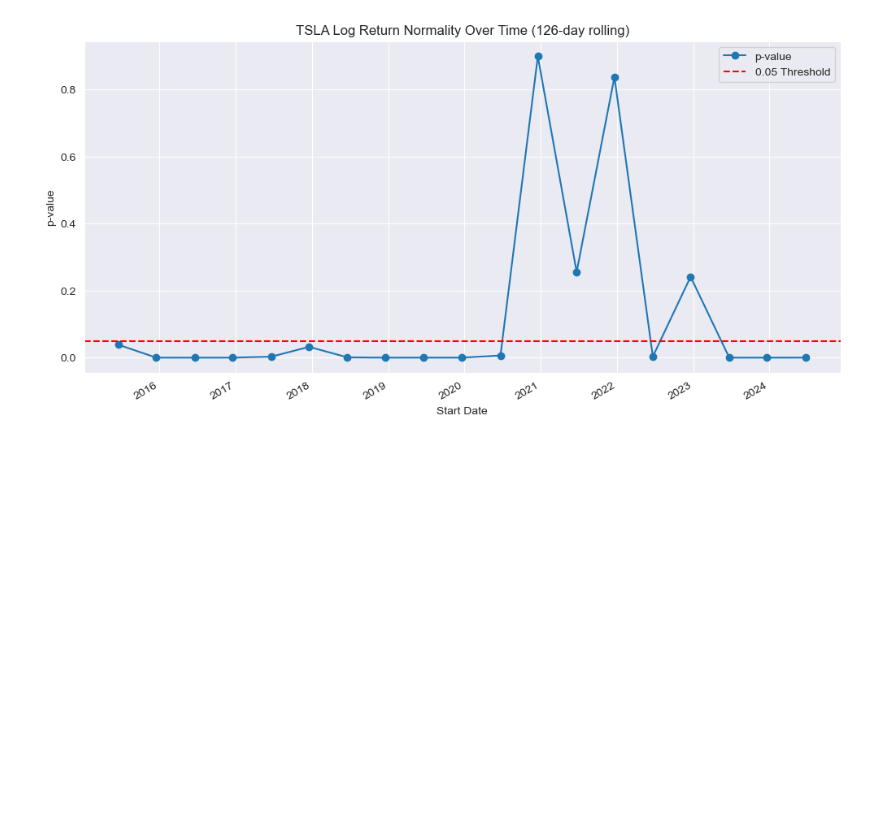
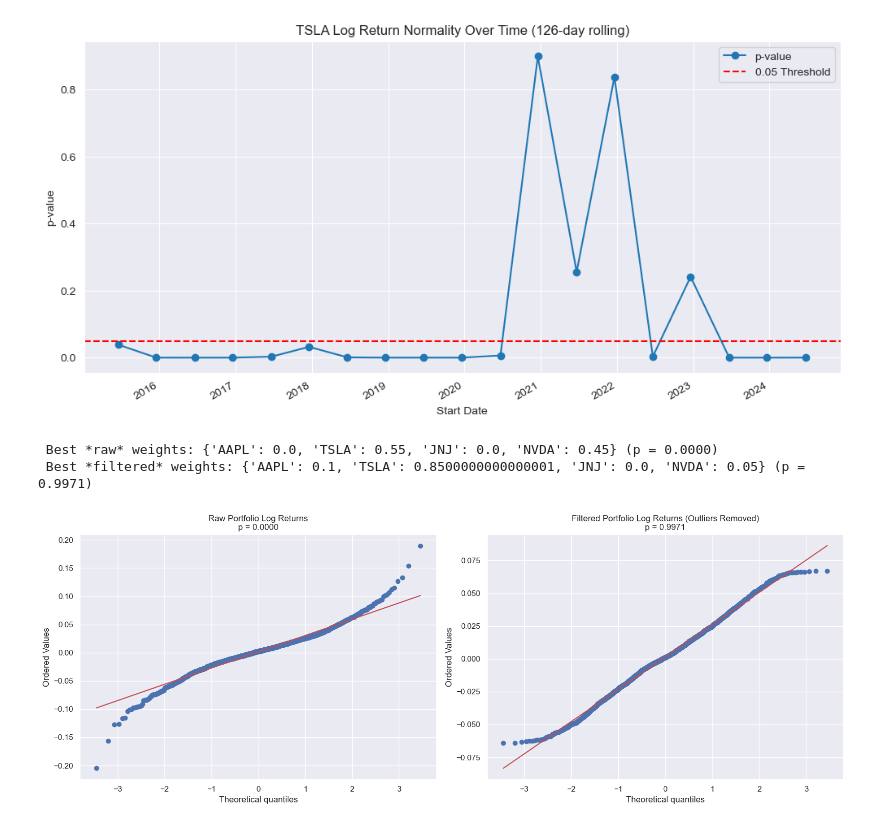
Before and after one commit to debanjan-cosmo/Quant_Finance_Erdos_Summer_2025, a Jupyter notebook: Mini_Projects/Mini Project 2.ipynb, the cells around one changed output. Cells and saved outputs as stored; diff of their text form; code cells hidden in the pictures; blank space fills up the shorter version.

```diff
--- a/Mini_Projects/Mini Project 2.ipynb
+++ b/Mini_Projects/Mini Project 2.ipynb
@@ -137,6 +151,83 @@ plt.legend()
 plt.show()
 # %% [output]
 [figure]
+# %%
+from itertools import product
+from scipy.stats import normaltest
+
+def generate_weight_combinations(n_assets, step=0.05):
+    """
+    Generate all combinations of n non-negative weights summing to 1.
+    """
+    grid = np.arange(0, 1 + step, step)
+    for combo in product(grid, repeat=n_assets):
+        if np.isclose(sum(combo), 1.0, atol=1e-4):
+            yield combo
+
+def compute_weighted_portfolio(log_return_dict, symbols, weights):
+    weighted_returns = [
+        weights[i] * log_return_dict[symbols[i]]
+        for i in range(len(symbols))
+    ]
+    return pd.concat(weighted_returns, axis=1).dropna().sum(axis=1)
+
+
+symbols = ['AAPL', 'TSLA', 'JNJ', 'NVDA']
+
+step = 0.05  # finer = slower
+
+best_p_raw = -np.inf
+best_weights_raw = None
+best_returns_raw = None
+
+best_p_filtered = -np.inf
+best_weights_filtered = None
+best_returns_filtered = None
+
+# --- Brute-force search ---
+for weights in generate_weight_combinations(len(symbols), step):
+    returns = compute_weighted_portfolio(log_return_dict, symbols, weights)
+    returns_filtered = remove_outliers(returns, z_thresh=2.0)
+
+    # Normality p-values
+    p_raw = normaltest(returns)[1]
+    p_filtered = normaltest(returns_filtered)[1]
+
+    # Track best raw
+    if p_raw > best_p_raw:
+        best_p_raw = p_raw
+        best_weights_raw = weights
+        best_returns_raw = returns
+
+    # Track best filtered
+    if p_filtered > best_p_filtered:
+        best_p_filtered = p_filtered
+        best_weights_filtered = weights
+        best_returns_filtered = returns_filtered
+
+# --- Print results ---
+print(f"\n Best *raw* weights: {dict(zip(symbols, best_weights_raw))} (p = {best_p_raw:.4f})")
+print(f" Best *filtered* weights: {dict(zip(symbols, best_weights_filtered))} (p = {best_p_filtered:.4f})")
+
+# --- Q-Q Plots ---
+fig, axs = plt.subplots(1, 2, figsize=(16, 6))
+
+# Raw
+stats.probplot(best_returns_raw, dist="norm", plot=axs[0])
+axs[0].set_title(f"Raw Portfolio Log Returns\np = {best_p_raw:.4f}")
+axs[0].grid(True)
+
+# Filtered
+stats.probplot(best_returns_filtered, dist="norm", plot=axs[1])
+axs[1].set_title(f"Filtered Portfolio Log Returns (Outliers Removed)\np = {best_p_filtered:.4f}")
+axs[1].grid(True)
+
+plt.tight_layout()
+plt.show()
+# %% [output]
+ Best *raw* weights: {'AAPL': 0.0, 'TSLA': 0.55, 'JNJ': 0.0, 'NVDA': 0.45} (p = 0.0000)
+ Best *filtered* weights: {'AAPL': 0.1, 'TSLA': 0.8500000000000001, 'JNJ': 0.0, 'NVDA': 0.05} (p = 0.9971)
+[figure, added]
 # %%
 
 # --- Portfolio Normality (AAPL, MSFT, GOOG) ---
```
Also changed, not shown: parts of 6 cells of this notebook, 1 other file.
